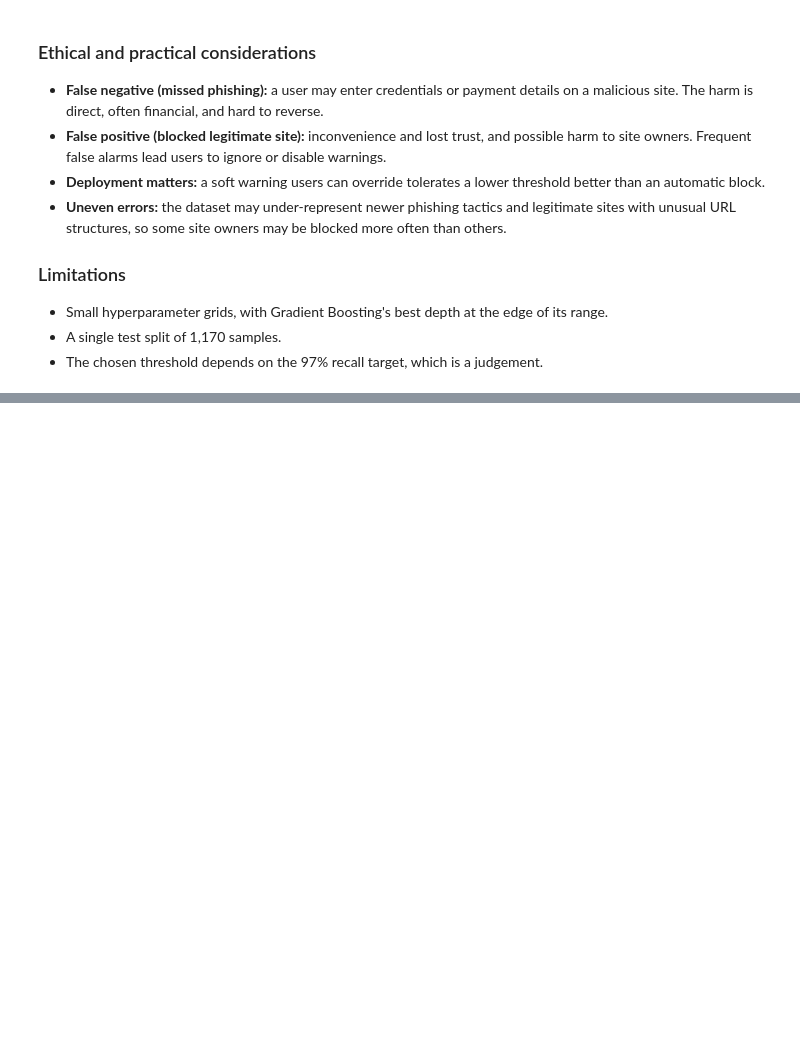
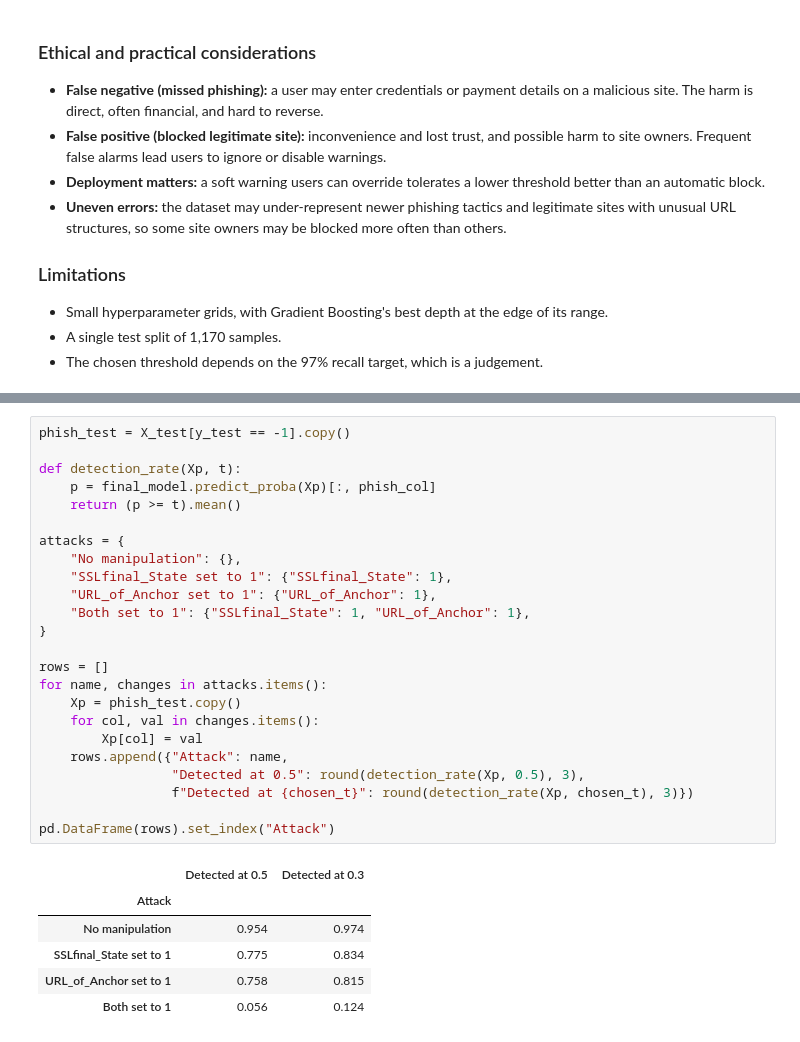
Before and after one commit to Hackme-code/ict606-phishing-detection, a Jupyter notebook: notebooks/02_modelling.ipynb, the cells around one changed output, grey strips where cells are left out. Drawn from its saved outputs; the diff is of its cells as text; blank space fills up the shorter version.

```diff
--- a/notebooks/02_modelling.ipynb
+++ b/notebooks/02_modelling.ipynb
@@ -402,0 +479,31 @@ Lowering the threshold to 0.30 cut missed phishing sites by 12 (about 43%) at th
+# %%
+phish_test = X_test[y_test == -1].copy()
+
+def detection_rate(Xp, t):
+    p = final_model.predict_proba(Xp)[:, phish_col]
+    return (p >= t).mean()
+
+attacks = {
+    "No manipulation": {},
+    "SSLfinal_State set to 1": {"SSLfinal_State": 1},
+    "URL_of_Anchor set to 1": {"URL_of_Anchor": 1},
+    "Both set to 1": {"SSLfinal_State": 1, "URL_of_Anchor": 1},
+}
+
+rows = []
+for name, changes in attacks.items():
+    Xp = phish_test.copy()
+    for col, val in changes.items():
+        Xp[col] = val
+    rows.append({"Attack": name,
+                 "Detected at 0.5": round(detection_rate(Xp, 0.5), 3),
+                 f"Detected at {chosen_t}": round(detection_rate(Xp, chosen_t), 3)})
+
+pd.DataFrame(rows).set_index("Attack")
+# %% [output]
+|  | Detected at 0.5 | Detected at 0.3 |
+| Attack |  |  |
+| No manipulation | 0.954 | 0.974 |
+| SSLfinal_State set to 1 | 0.775 | 0.834 |
+| URL_of_Anchor set to 1 | 0.758 | 0.815 |
+| Both set to 1 | 0.056 | 0.124 |
```
Also changed, not shown: parts of 5 cells of this notebook, 1 other file.
